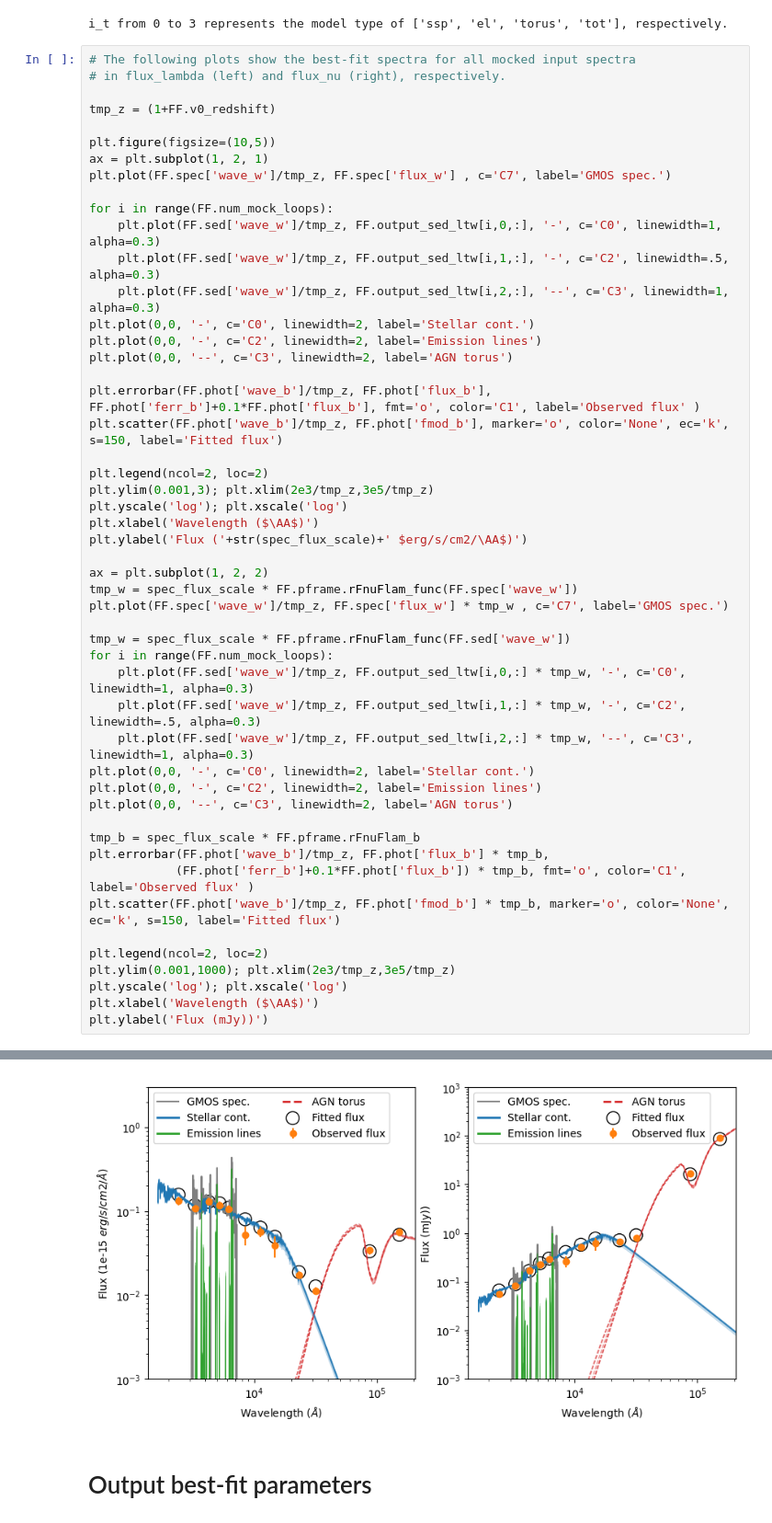
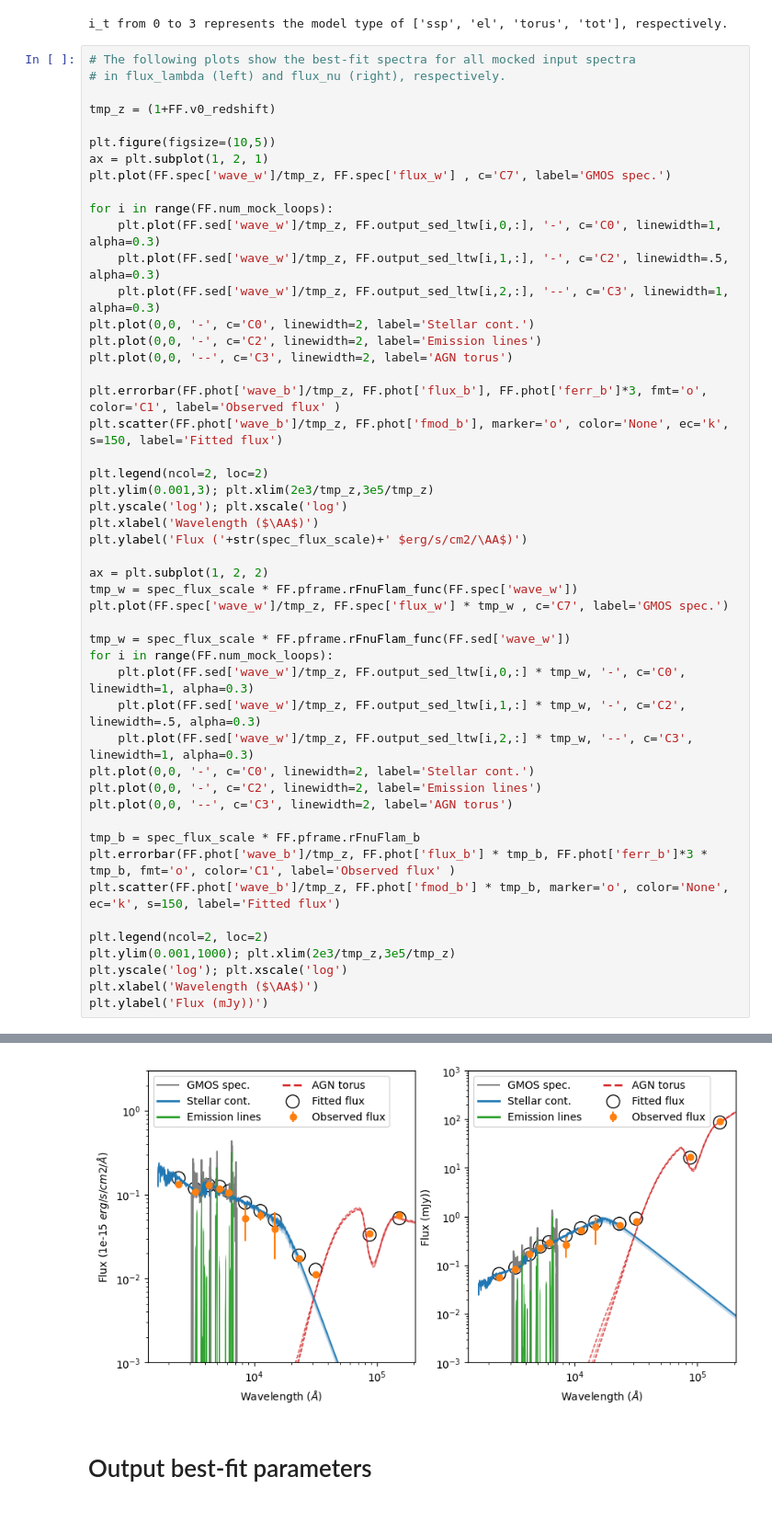
Before and after one commit to xychcz/S3Fit, a Jupyter notebook: example/example.ipynb, the cells around one changed output, grey strips where cells are left out. Shown at 92% size. Cells and saved outputs as stored; diff of their text form.

```diff
--- a/example/example.ipynb
+++ b/example/example.ipynb
@@ -396,41 +485,40 @@ plt.plot(0,0, '-', c='C0', linewidth=2, label='Stellar cont.')
 plt.plot(0,0, '-', c='C2', linewidth=2, label='Emission lines')
 plt.plot(0,0, '--', c='C3', linewidth=2, label='AGN torus')
 
-plt.errorbar(FF.phot['wave_b']/tmp_z, FF.phot['flux_b'], FF.phot['ferr_b']+0.1*FF.phot['flux_b'], fmt='o', color='C1', label='Observed flux' )
+plt.errorbar(FF.phot['wave_b']/tmp_z, FF.phot['flux_b'], FF.phot['ferr_b']*3, fmt='o', color='C1', label='Observed flux' )
 plt.scatter(FF.phot['wave_b']/tmp_z, FF.phot['fmod_b'], marker='o', color='None', ec='k', s=150, label='Fitted flux')
 
 plt.legend(ncol=2, loc=2)
 plt.ylim(0.001,3); plt.xlim(2e3/tmp_z,3e5/tmp_z)
 plt.yscale('log'); plt.xscale('log')
 plt.xlabel('Wavelength ($\AA$)')
 plt.ylabel('Flux ('+str(spec_flux_scale)+' $erg/s/cm2/\AA$)')
 
 ax = plt.subplot(1, 2, 2)
 tmp_w = spec_flux_scale * FF.pframe.rFnuFlam_func(FF.spec['wave_w'])
 plt.plot(FF.spec['wave_w']/tmp_z, FF.spec['flux_w'] * tmp_w , c='C7', label='GMOS spec.')
 
 tmp_w = spec_flux_scale * FF.pframe.rFnuFlam_func(FF.sed['wave_w'])
 for i in range(FF.num_mock_loops):
     plt.plot(FF.sed['wave_w']/tmp_z, FF.output_sed_ltw[i,0,:] * tmp_w, '-', c='C0', linewidth=1, alpha=0.3)
     plt.plot(FF.sed['wave_w']/tmp_z, FF.output_sed_ltw[i,1,:] * tmp_w, '-', c='C2', linewidth=.5, alpha=0.3)
     plt.plot(FF.sed['wave_w']/tmp_z, FF.output_sed_ltw[i,2,:] * tmp_w, '--', c='C3', linewidth=1, alpha=0.3)
 plt.plot(0,0, '-', c='C0', linewidth=2, label='Stellar cont.')
 plt.plot(0,0, '-', c='C2', linewidth=2, label='Emission lines')
 plt.plot(0,0, '--', c='C3', linewidth=2, label='AGN torus')
 
 tmp_b = spec_flux_scale * FF.pframe.rFnuFlam_b
-plt.errorbar(FF.phot['wave_b']/tmp_z, FF.phot['flux_b'] * tmp_b,
-            (FF.phot['ferr_b']+0.1*FF.phot['flux_b']) * tmp_b, fmt='o', color='C1', label='Observed flux' )
+plt.errorbar(FF.phot['wave_b']/tmp_z, FF.phot['flux_b'] * tmp_b, FF.phot['ferr_b']*3 * tmp_b, fmt='o', color='C1', label='Observed flux' )
 plt.scatter(FF.phot['wave_b']/tmp_z, FF.phot['fmod_b'] * tmp_b, marker='o', color='None', ec='k', s=150, label='Fitted flux')
 
 plt.legend(ncol=2, loc=2)
 plt.ylim(0.001,1000); plt.xlim(2e3/tmp_z,3e5/tmp_z)
 plt.yscale('log'); plt.xscale('log')
 plt.xlabel('Wavelength ($\AA$)')
 plt.ylabel('Flux (mJy))')
 # %% [output]
 Text(0, 0.5, 'Flux (mJy))')
-[figure, old version]
+[figure, new version]
 # %% [markdown]
 # Output best-fit parameters
 # %% [markdown]
```
Also changed, not shown: parts of 11 cells of this notebook.
